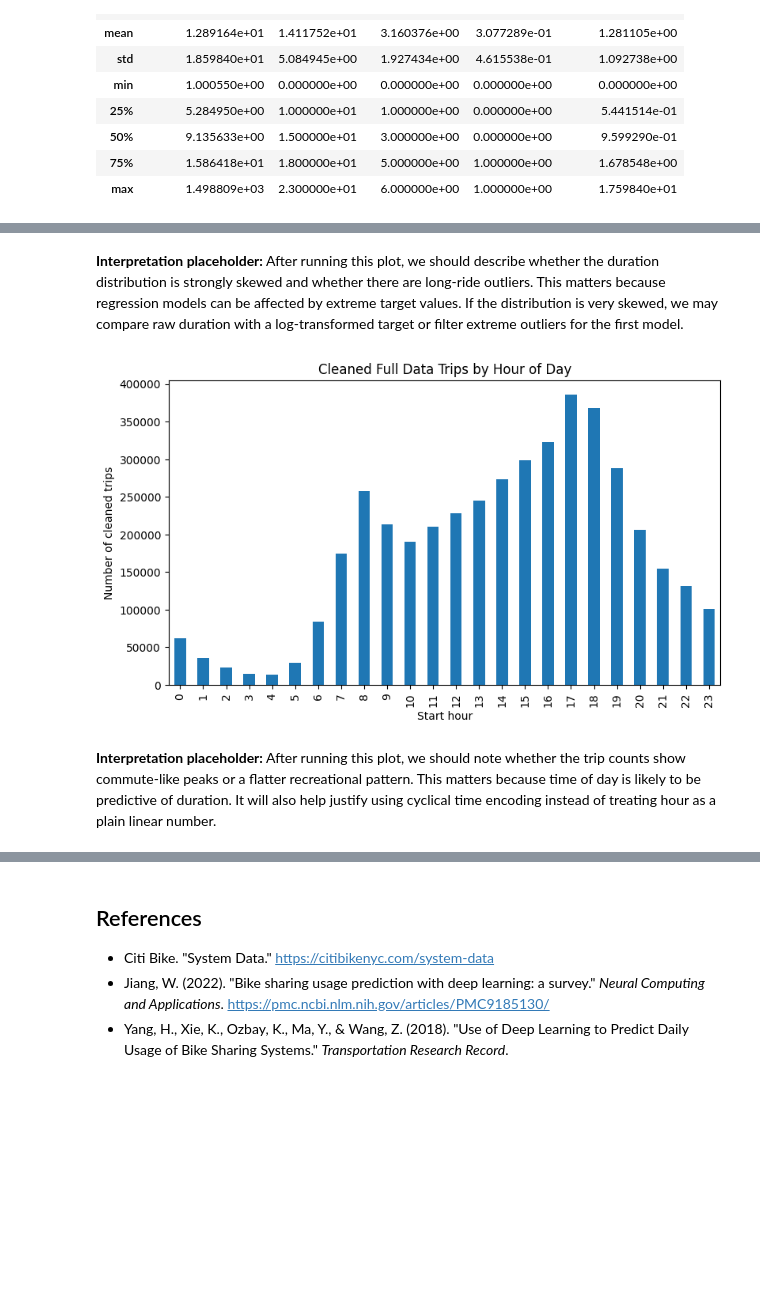
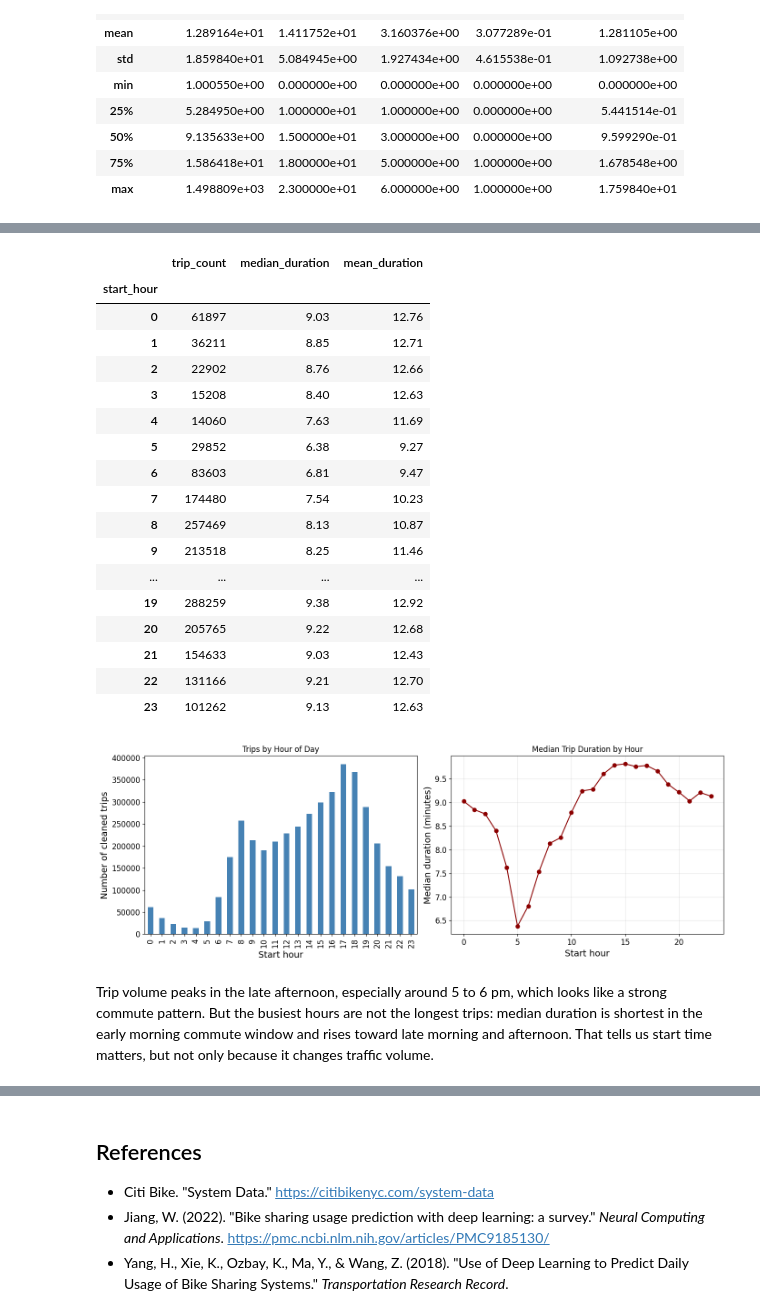
Before and after one commit to Wiz1702/Citi-Bike-, a Jupyter notebook: notebook.ipynb, the cells around one changed output, grey strips where cells are left out. Saved outputs shown, nothing was run; the diff lists cells and outputs as text; code cells hidden in the pictures; blank space fills up the shorter version.

Commit message:
Model training

```diff
--- a/notebook.ipynb
+++ b/notebook.ipynb
@@ -319,15 +334,46 @@ plt.show()
-# %% [markdown]
-**Interpretation placeholder:** After running this plot, we should describe whether the duration distribution is strongly skewed and whether there are long-ride outliers. This matters because regression models can be affected by extreme target values. If the distribution is very skewed, we may compare raw duration with a log-transformed target or filter extreme outliers for the first model.
 # %%
-hour_counts = df_features['start_hour'].value_counts().sort_index()
-ax = hour_counts.plot(kind='bar')
-ax.set_title('Cleaned Full Data Trips by Hour of Day')
-ax.set_xlabel('Start hour')
-ax.set_ylabel('Number of cleaned trips')
+hour_summary = (
+    df_features.groupby('start_hour')['trip_duration_minutes']
+    .agg(trip_count='size', median_duration='median', mean_duration='mean')
+)
+display(hour_summary.round(2))
+
+fig, axes = plt.subplots(1, 2, figsize=(14, 5))
+
+hour_summary['trip_count'].plot(kind='bar', ax=axes[0], color='steelblue')
+axes[0].set_title('Trips by Hour of Day')
+axes[0].set_xlabel('Start hour')
+axes[0].set_ylabel('Number of cleaned trips')
+
+hour_summary['median_duration'].plot(ax=axes[1], marker='o', color='darkred')
+axes[1].set_title('Median Trip Duration by Hour')
+axes[1].set_xlabel('Start hour')
+axes[1].set_ylabel('Median duration (minutes)')
+axes[1].grid(True, alpha=0.3)
+
+plt.tight_layout()
 plt.show()
 # %% [output]
+|  | trip_count | median_duration | mean_duration |
+| start_hour |  |  |  |
+| 0 | 61897 | 9.03 | 12.76 |
+| 1 | 36211 | 8.85 | 12.71 |
+| 2 | 22902 | 8.76 | 12.66 |
+| 3 | 15208 | 8.40 | 12.63 |
+| 4 | 14060 | 7.63 | 11.69 |
+| 5 | 29852 | 6.38 | 9.27 |
+| 6 | 83603 | 6.81 | 9.47 |
+| 7 | 174480 | 7.54 | 10.23 |
+| 8 | 257469 | 8.13 | 10.87 |
+| 9 | 213518 | 8.25 | 11.46 |
+| ... | ... | ... | ... |
+| 19 | 288259 | 9.38 | 12.92 |
+| 20 | 205765 | 9.22 | 12.68 |
+| 21 | 154633 | 9.03 | 12.43 |
+| 22 | 131166 | 9.21 | 12.70 |
+| 23 | 101262 | 9.13 | 12.63 |
-[figure, old version]
+[figure, new version]
 # %% [markdown]
-**Interpretation placeholder:** After running this plot, we should note whether the trip counts show commute-like peaks or a flatter recreational pattern. This matters because time of day is likely to be predictive of duration. It will also help justify using cyclical time encoding instead of treating hour as a plain linear number.
+Trip volume peaks in the late afternoon, especially around 5 to 6 pm, which looks like a strong commute pattern. But the busiest hours are not the longest trips: median duration is shortest in the early morning commute window and rises toward late morning and afternoon. That tells us start time matters, but not only because it changes traffic volume.
 # %%
 day_names = ['Mon', 'Tue', 'Wed', 'Thu', 'Fri', 'Sat', 'Sun']
```
Also changed, not shown: parts of 32 cells of this notebook.
